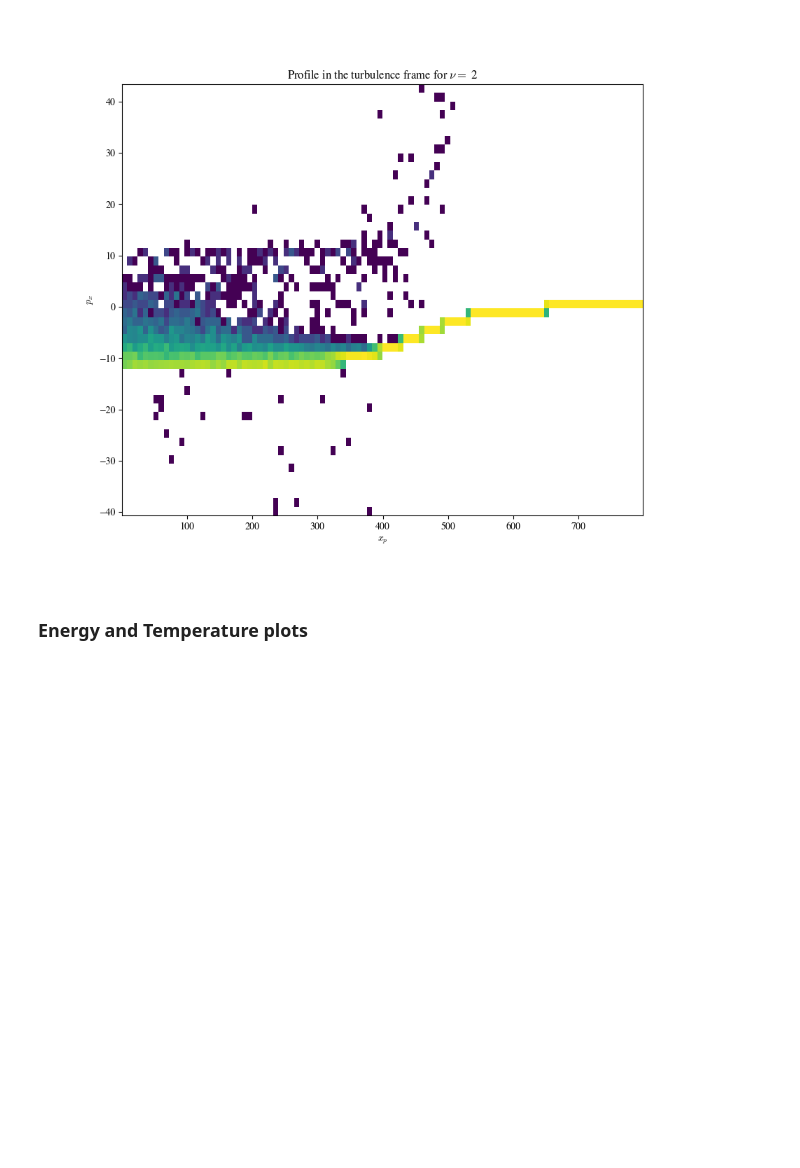
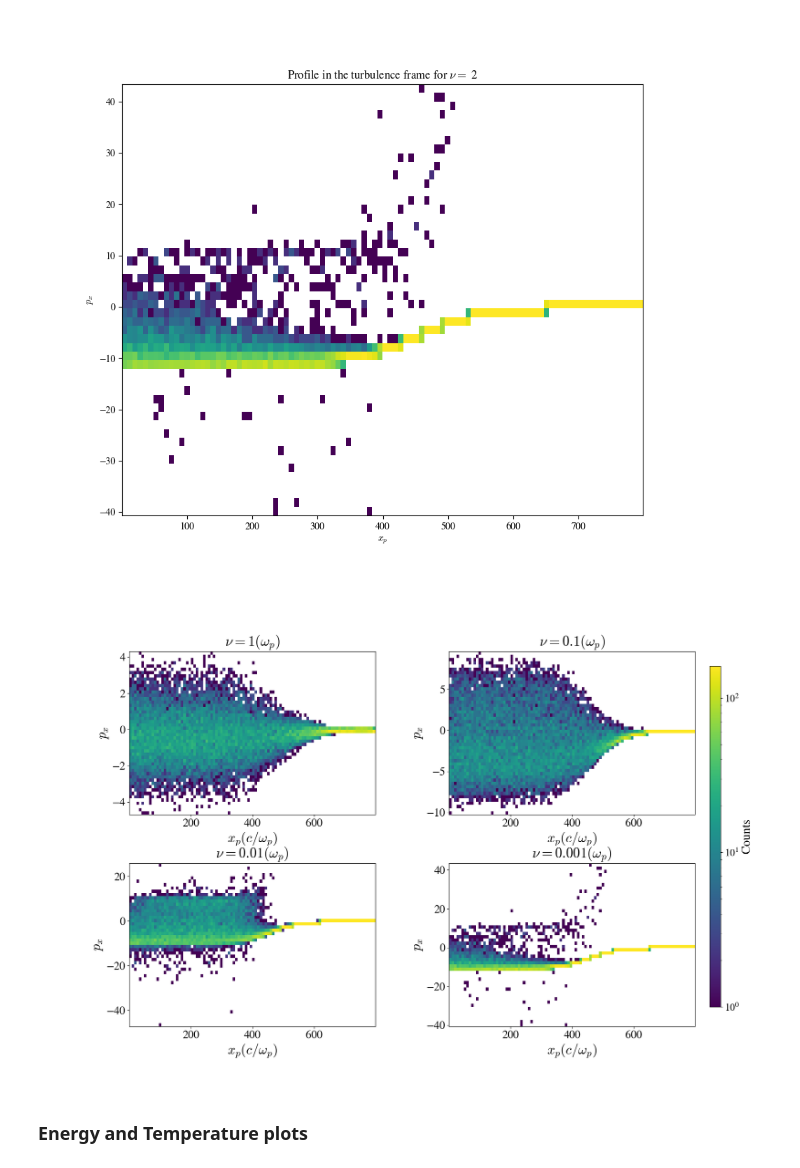
Before and after one commit to Kartav33/shock_gamma_20, a Jupyter notebook: scratch_code_analysis.ipynb, the cells around one changed output. Drawn from its saved outputs; the diff is of its cells as text; code cells hidden in the pictures; blank space fills up the shorter version.

```diff
--- a/scratch_code_analysis.ipynb
+++ b/scratch_code_analysis.ipynb
@@ -391,6 +391,36 @@ plt.title('Profile in the turbulence frame for $\\nu=$ 2')
 plt.show()
 # %% [output]
 [figure]
+# %%
+# Your data
+xp_list = [xp_nu0, xp_nu1, xp_nu2, xp_nu3]
+px_list = [px_nu0, px_nu1, px_nu2, px_nu3]
+nu_values = [1, 0.1, 0.01, 0.00]
+
+fig, axes = plt.subplots(2, 2, figsize=(18, 12), constrained_layout=False)
+
+# Keep a reference to the last hist2d image for the colorbar
+hist = None
+
+for i, ax in enumerate(axes.flat):
+    hist = ax.hist2d(
+        xp_list[i], px_list[i], bins=[100, 50], norm=LogNorm(), cmap="viridis"
+    )
+    ax.set_xlabel("$x_p (c/\omega_p)$", fontsize=24)
+    ax.set_ylabel("$p_x$", fontsize=24)
+    ax.set_title(f"$\\nu = {pow(10,-i)} (\omega_p)$", fontsize=25)
+    ax.tick_params(axis='both', which='major', labelsize=20)
+
+# Manually define position for colorbar: [left, bottom, width, height]
+cbar_ax = fig.add_axes([0.92, 0.15, 0.015, 0.7])
+cbar = fig.colorbar(hist[3], cax=cbar_ax)
+cbar.set_label("Counts", fontsize=22)
+cbar.ax.tick_params(labelsize=18)
+
+plt.subplots_adjust(wspace=0.3, hspace=0.3)  # Adjust spacing between plots
+plt.show()
+# %% [output]
+[figure, added]
 # %% [markdown]
 ### Energy and Temperature plots
 # %%
```
Also changed, not shown: parts of 5 cells of this notebook.
